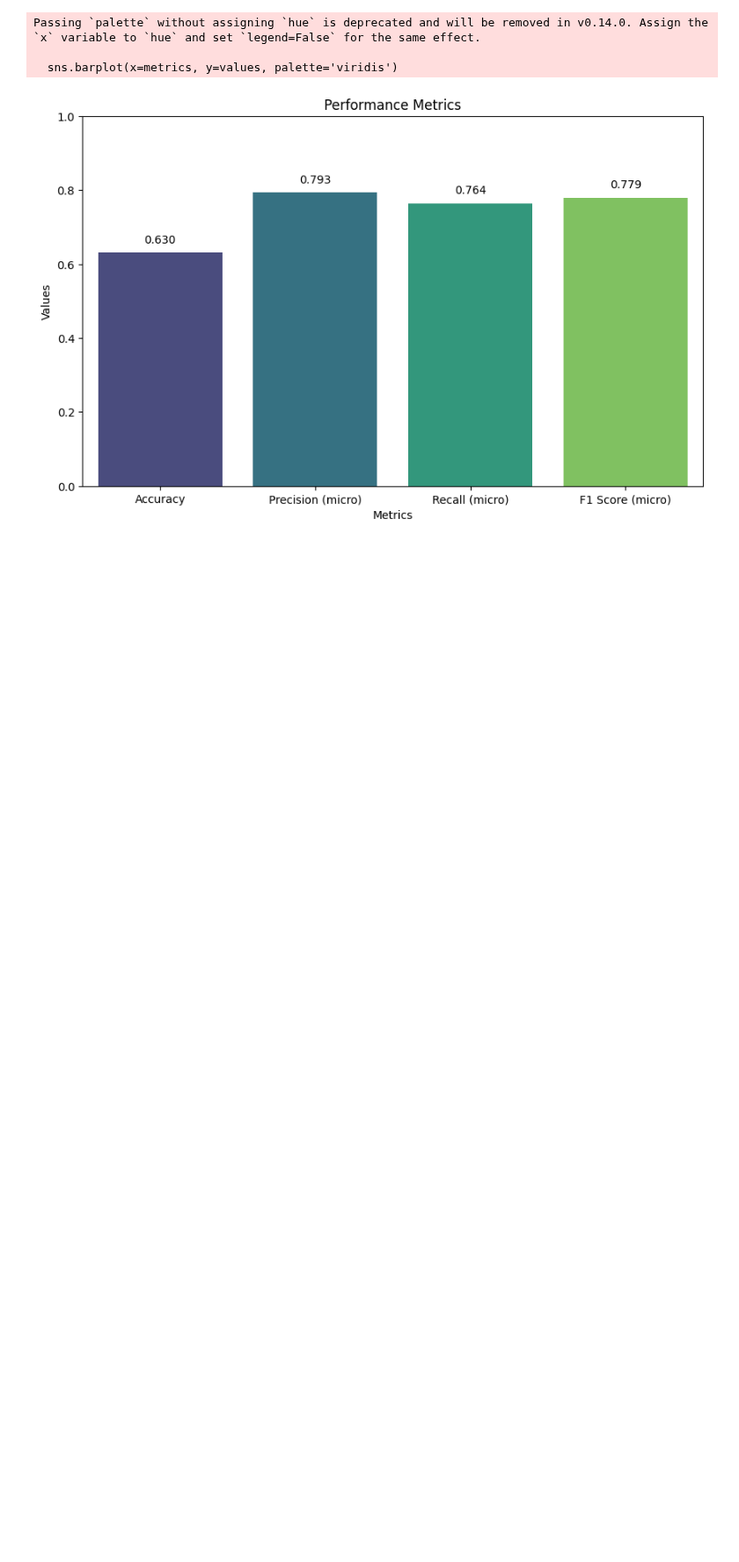
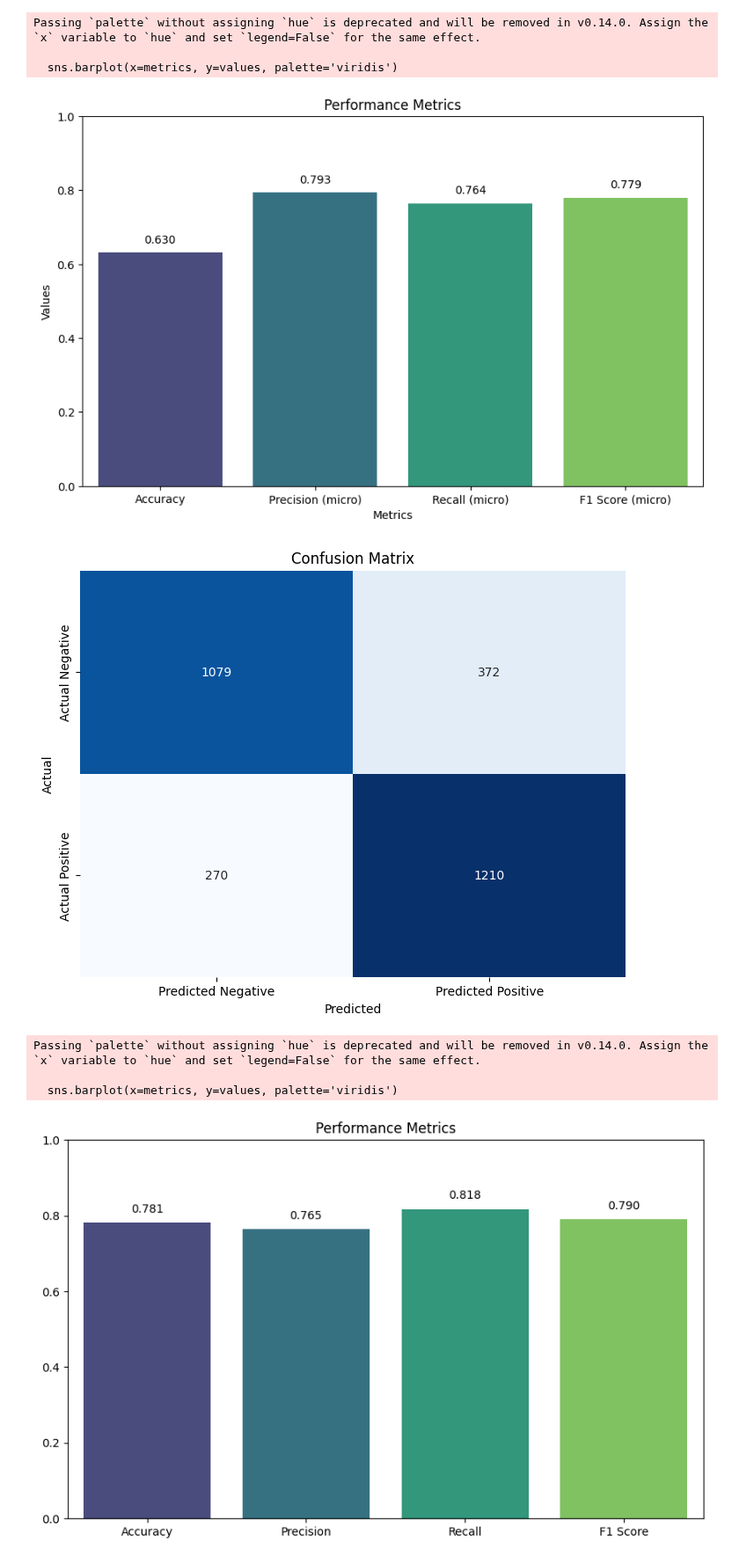
Before and after one commit to lavo2/HLT-Project, a Jupyter notebook: RNN_hlt.ipynb, the cells around one changed output. Shown at 88% size. Saved outputs shown, nothing was run; the diff lists cells and outputs as text; code cells hidden in the pictures; blank space fills up the shorter version.

Commit message:
added plot rnn

```diff
--- a/RNN_hlt.ipynb
+++ b/RNN_hlt.ipynb
@@ -909,3 +909,44 @@ Passing `palette` without assigning `hue` is deprecated and will be removed in v
 
   sns.barplot(x=metrics, y=values, palette='viridis')
 [figure]
+# %%
+import matplotlib.pyplot as plt
+import seaborn as sns
+import numpy as np
+
+# Metrics provided
+accuracy = 0.7809621289662231
+precision = 0.7648546144121365
+recall = 0.8175675675675675
+f1_score = 0.7903331156107121
+
+# Confusion Matrix provided
+conf_matrix = np.array([[1079, 372], [270, 1210]])
+
+# Plotting confusion matrix
+plt.figure(figsize=(8, 6))
+sns.heatmap(conf_matrix, annot=True, fmt='d', cmap='Blues', cbar=False,
+            xticklabels=['Predicted Negative', 'Predicted Positive'],
+            yticklabels=['Actual Negative', 'Actual Positive'])
+plt.title('Confusion Matrix')
+plt.xlabel('Predicted')
+plt.ylabel('Actual')
+plt.show()
+
+# Plotting Accuracy, Precision, Recall, and F1 Score
+metrics = ['Accuracy', 'Precision', 'Recall', 'F1 Score']
+values = [accuracy, precision, recall, f1_score]
+
+plt.figure(figsize=(10, 6))
+sns.barplot(x=metrics, y=values, palette='viridis')
+plt.title('Performance Metrics')
+plt.ylim(0, 1)
+for i in range(len(values)):
+    plt.text(i, values[i] + 0.02, f'{values[i]:.3f}', ha='center', va='bottom')
+plt.show()
+# %% [output]
+[figure, added]
+Passing `palette` without assigning `hue` is deprecated and will be removed in v0.14.0. Assign the `x` variable to `hue` and set `legend=False` for the same effect.
+
+  sns.barplot(x=metrics, y=values, palette='viridis')
+[figure, added]
```
